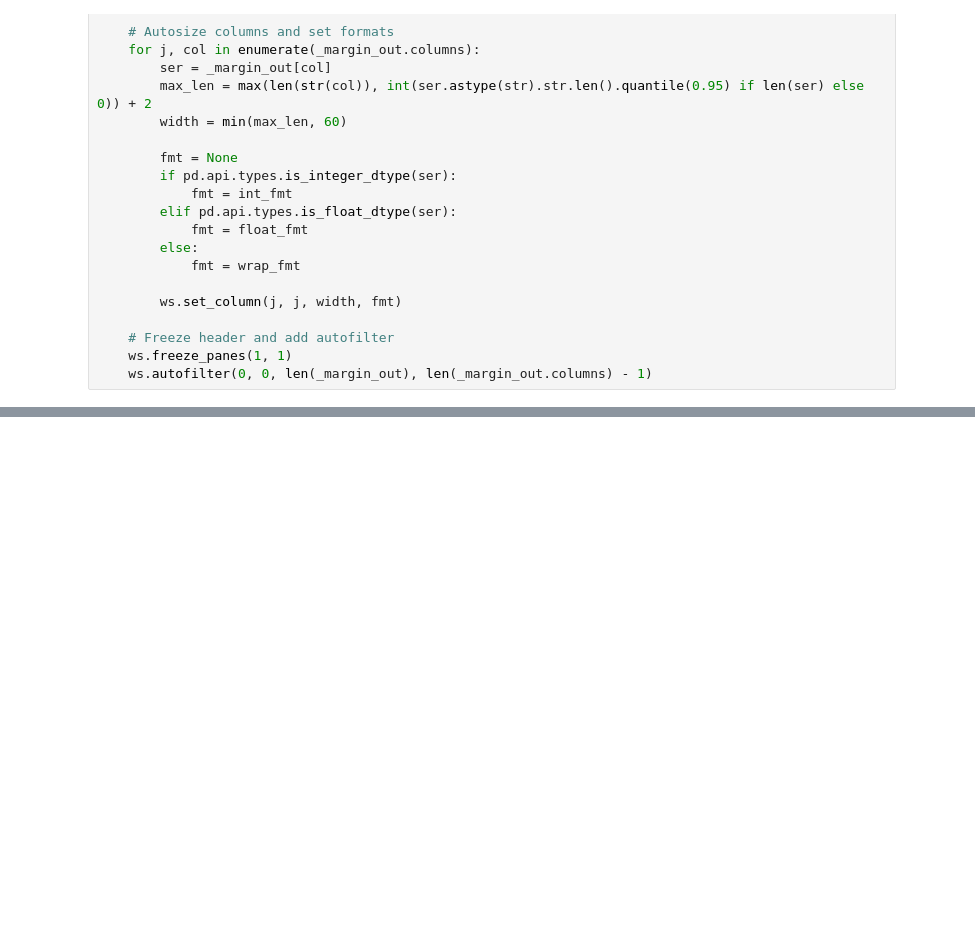
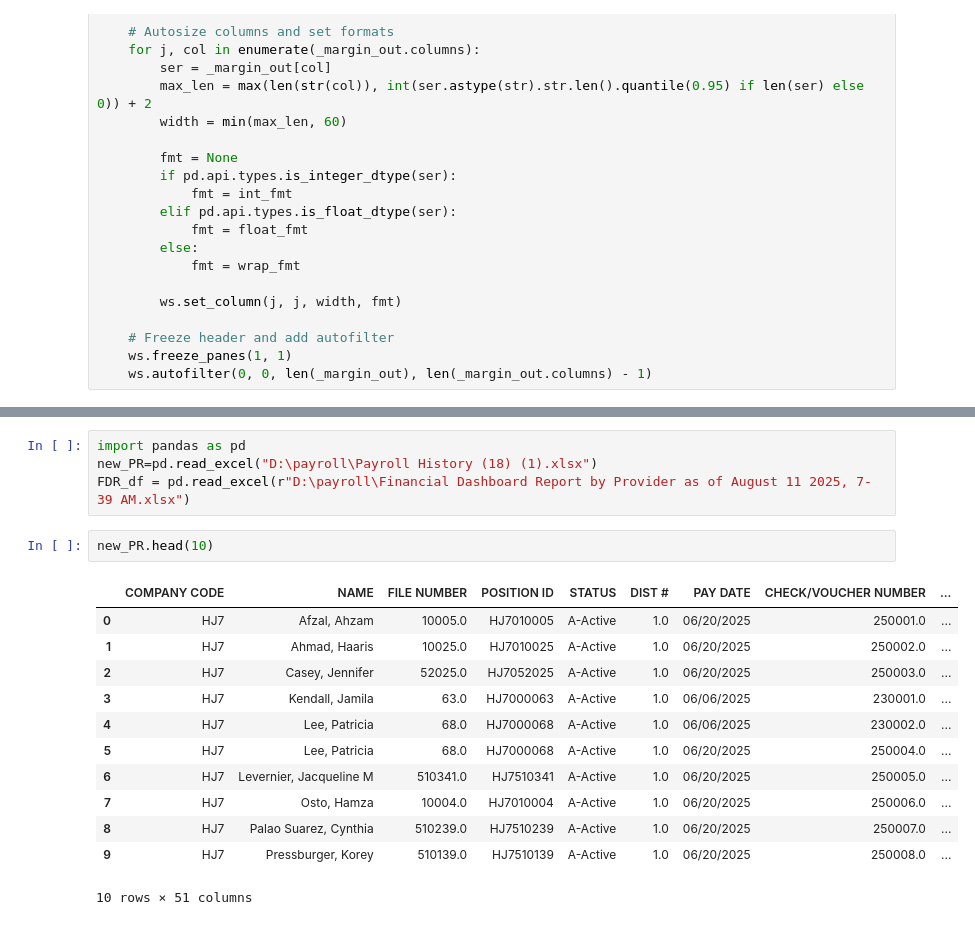
Before and after one commit to kareem1637/payroll, a Jupyter notebook: preprep.ipynb, the cells around one changed output, grey strips where cells are left out. Saved outputs shown, nothing was run; the diff lists cells and outputs as text; blank space fills up the shorter version.

```diff
--- a/preprep.ipynb
+++ b/preprep.ipynb
@@ -502,0 +480,19 @@ FDR_df
+# %%
+import pandas as pd
+new_PR=pd.read_excel("D:\payroll\Payroll History (18) (1).xlsx")
+FDR_df = pd.read_excel(r"D:\payroll\Financial Dashboard Report by Provider as of August 11 2025, 7-39 AM.xlsx")
+# %%
+new_PR.head(10)
+# %% [output]
+|  | COMPANY CODE | NAME | FILE NUMBER | POSITION ID | STATUS | DIST # | PAY DATE | CHECK/VOUCHER NUMBER | ... |
+| 0 | HJ7 | Afzal, Ahzam | 10005.0 | HJ7010005 | A-Active | 1.0 | 06/20/2025 | 250001.0 | ... |
+| 1 | HJ7 | Ahmad, Haaris | 10025.0 | HJ7010025 | A-Active | 1.0 | 06/20/2025 | 250002.0 | ... |
+| 2 | HJ7 | Casey, Jennifer | 52025.0 | HJ7052025 | A-Active | 1.0 | 06/20/2025 | 250003.0 | ... |
+| 3 | HJ7 | Kendall, Jamila | 63.0 | HJ7000063 | A-Active | 1.0 | 06/06/2025 | 230001.0 | ... |
+| 4 | HJ7 | Lee, Patricia | 68.0 | HJ7000068 | A-Active | 1.0 | 06/06/2025 | 230002.0 | ... |
+| 5 | HJ7 | Lee, Patricia | 68.0 | HJ7000068 | A-Active | 1.0 | 06/20/2025 | 250004.0 | ... |
+| 6 | HJ7 | Levernier, Jacqueline M | 510341.0 | HJ7510341 | A-Active | 1.0 | 06/20/2025 | 250005.0 | ... |
+| 7 | HJ7 | Osto, Hamza | 10004.0 | HJ7010004 | A-Active | 1.0 | 06/20/2025 | 250006.0 | ... |
+| 8 | HJ7 | Palao Suarez, Cynthia | 510239.0 | HJ7510239 | A-Active | 1.0 | 06/20/2025 | 250007.0 | ... |
+| 9 | HJ7 | Pressburger, Korey | 510139.0 | HJ7510139 | A-Active | 1.0 | 06/20/2025 | 250008.0 | ... |
+10 rows × 51 columns
```
Also changed, not shown: parts of 8 cells of this notebook, 16 other files.
